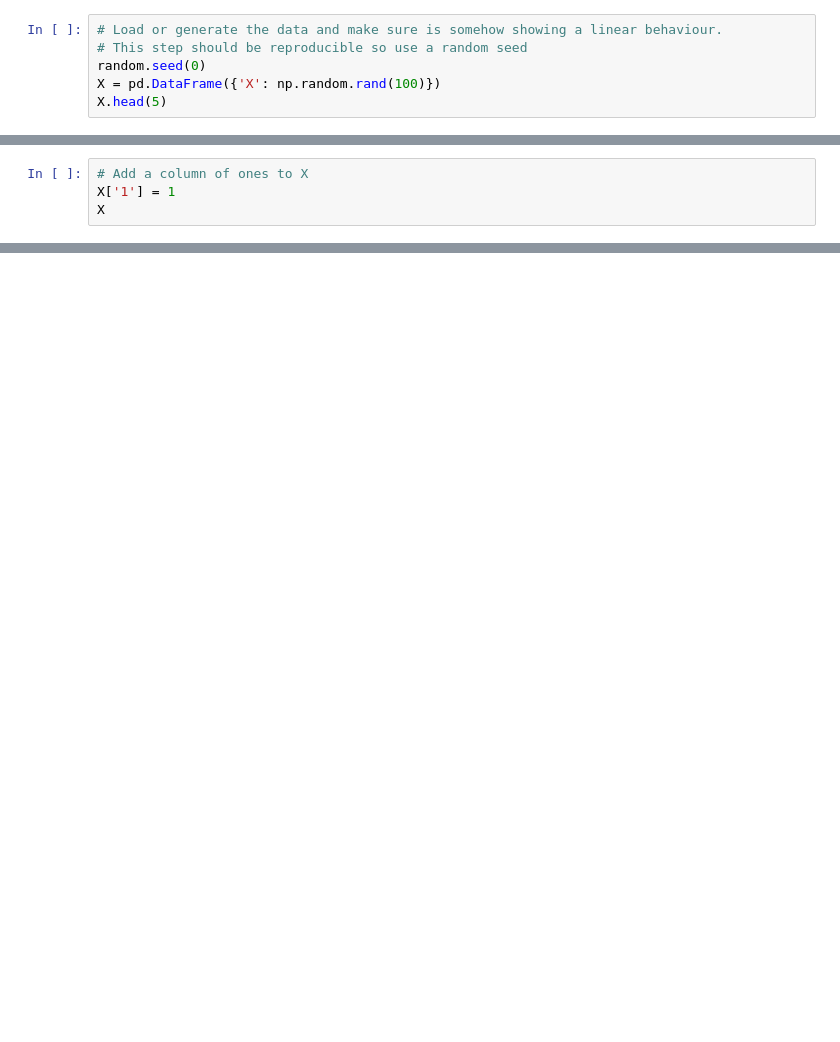
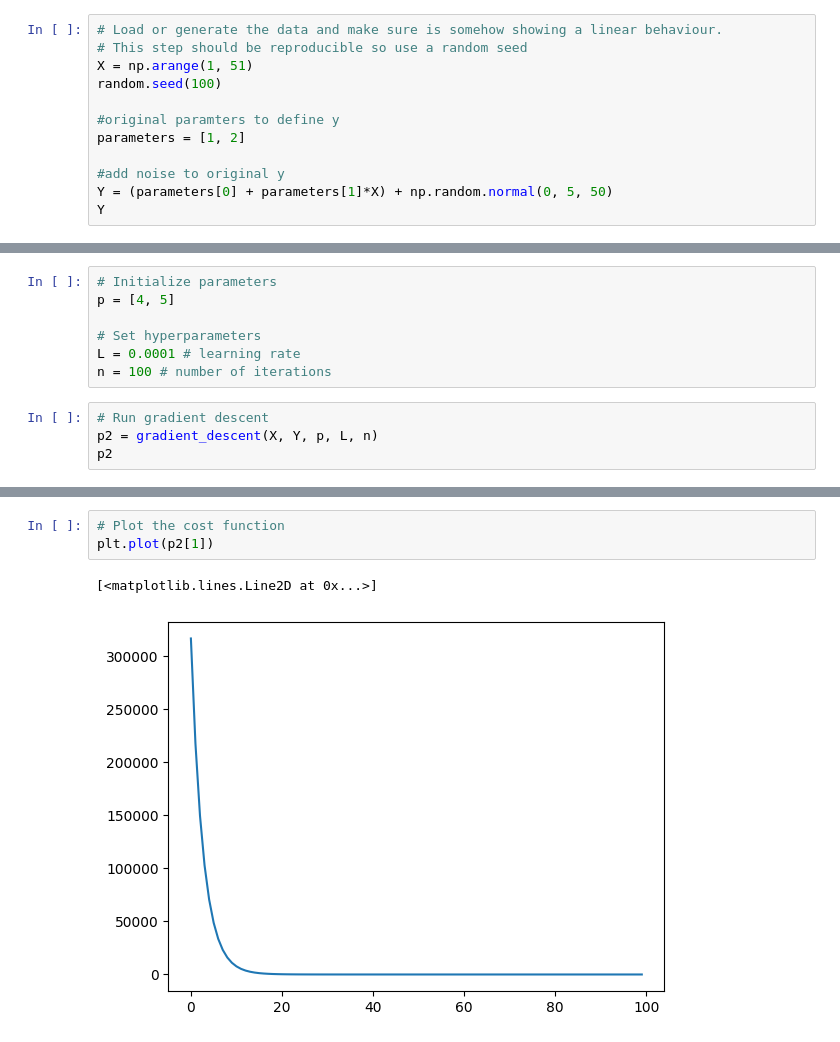
Before and after one commit to GiuseppeManai/ysc4224, a Jupyter notebook: team3/LinRegrTest_template.ipynb, the cells around one changed output, grey strips where cells are left out. Cells and saved outputs as stored; diff of their text form; blank space fills up the shorter version.

```diff
--- a/team3/LinRegrTest_template.ipynb
+++ b/team3/LinRegrTest_template.ipynb
@@ -33,7 +32,13 @@ def gradient_descent(X, y, param, learning_rate, num_iterations):
 # %%
 # Load or generate the data and make sure is somehow showing a linear behaviour.
 # This step should be reproducible so use a random seed
-random.seed(0)
-X = pd.DataFrame({'X': np.random.rand(100)})
-X.head(5)
+X = np.arange(1, 51)
+random.seed(100)
+
+#original paramters to define y
+parameters = [1, 2]
+
+#add noise to original y
+Y = (parameters[0] + parameters[1]*X) + np.random.normal(0, 5, 50)
+Y
 # %% [output]
@@ -46,4 +54,0 @@ X.head(5)
-# %%
-# Add a column of ones to X
-X['1'] = 1
-X
@@ -75,0 +55,11 @@ X
+# %%
+# Initialize parameters
+p = [4, 5]
+
+# Set hyperparameters
+L = 0.0001 # learning rate
+n = 100 # number of iterations
+# %%
+# Run gradient descent
+p2 = gradient_descent(X, Y, p, L, n)
+p2
@@ -75,0 +84,6 @@ X
+# %%
+# Plot the cost function
+plt.plot(p2[1])
+# %% [output]
+[<matplotlib.lines.Line2D at 0x...>]
+[figure, added]
```
Also changed, not shown: parts of 7 cells of this notebook, 1 other file.
